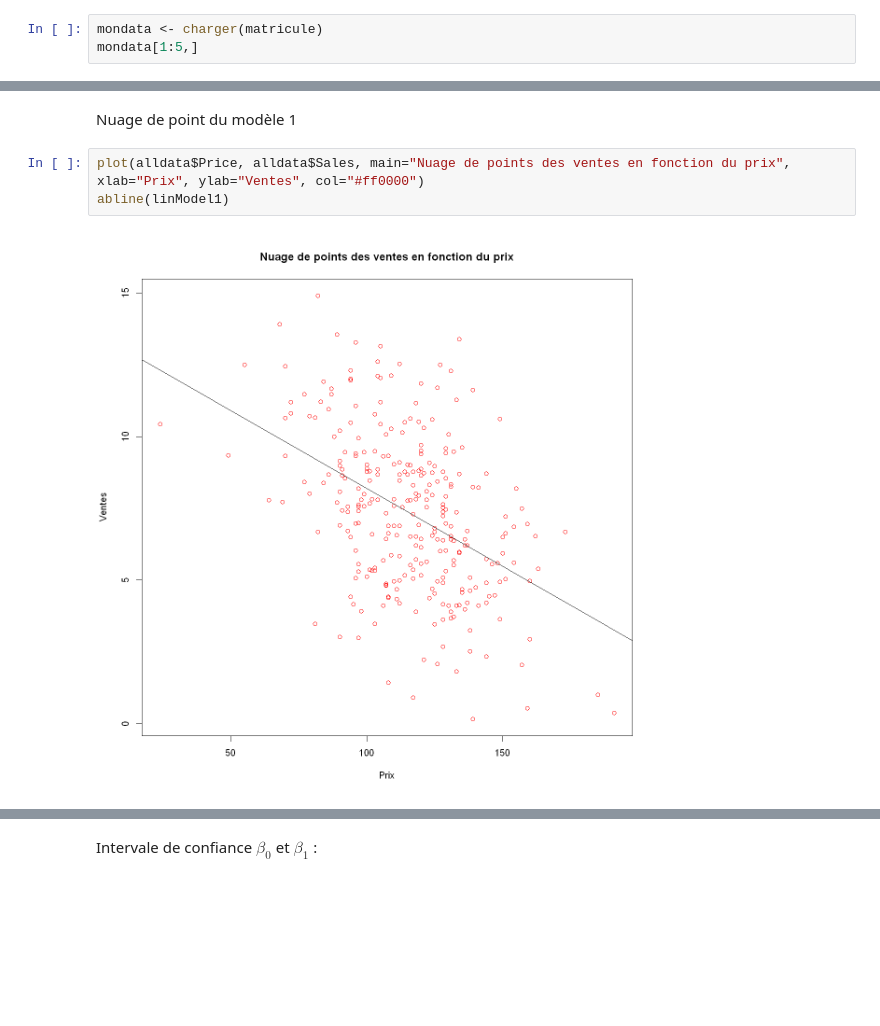
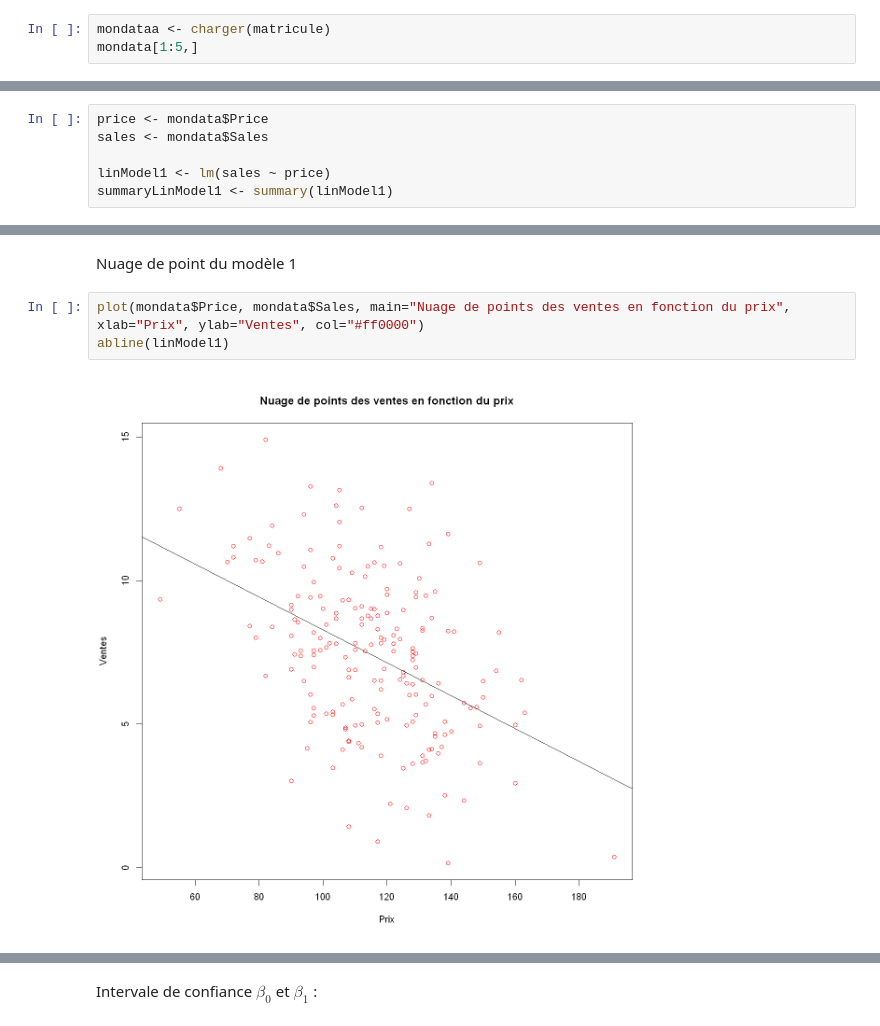
Before and after one commit to Julien9969/Devoir_MTH2302D, a Jupyter notebook: DevoirMTH2302D.ipynb, the cells around one changed output, grey strips where cells are left out. Drawn from its saved outputs; the diff is of its cells as text; blank space fills up the shorter version.

```diff
--- a/DevoirMTH2302D.ipynb
+++ b/DevoirMTH2302D.ipynb
@@ -19,7 +19,7 @@ charger <- function(matricule) {
   mondata <- read.csv2("DevoirDH23.csv")[sample(290,195),-1]
 }
 # %%
-mondata <- charger(matricule)
+mondataa <- charger(matricule)
 mondata[1:5,]
 # %% [output]
 A data.frame: 5 × 4
@@ -342,3 +335,9 @@ summaryLinModel1 <- summary(linModel1)
+# %%
+price <- mondata$Price
+sales <- mondata$Sales
+
+linModel1 <- lm(sales ~ price)
+summaryLinModel1 <- summary(linModel1)
 # %% [markdown]
 Tableau coefficient de regression
 # %%
@@ -384,10 +383,10 @@ F-statistic: 71.51 on 1 and 288 DF,  p-value: 1.405e-15
 # %% [markdown]
 Nuage de point du modèle 1
 # %%
-plot(alldata$Price, alldata$Sales, main="Nuage de points des ventes en fonction du prix", xlab="Prix", ylab="Ventes", col="#ff0000")
+plot(mondata$Price, mondata$Sales, main="Nuage de points des ventes en fonction du prix", xlab="Prix", ylab="Ventes", col="#ff0000")
 abline(linModel1)
 # %% [output]
-[figure, old version]
+[figure, new version]
 # %%
 par(mfrow = c(2,2))
 plot(linModel1)
```
Also changed, not shown: parts of 60 cells of this notebook.
